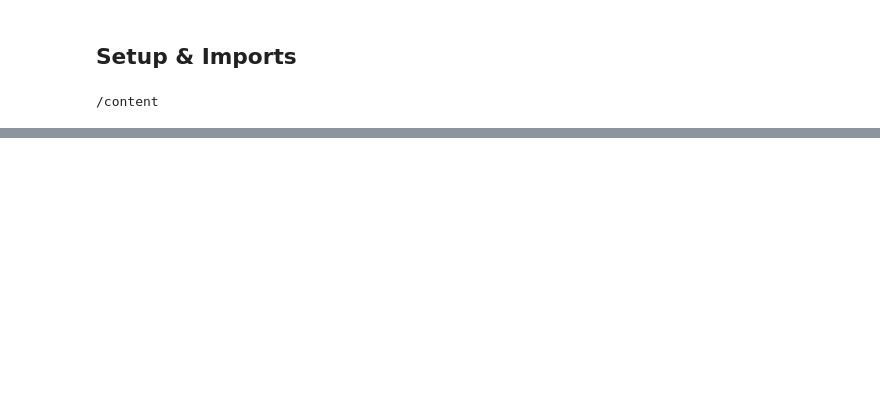
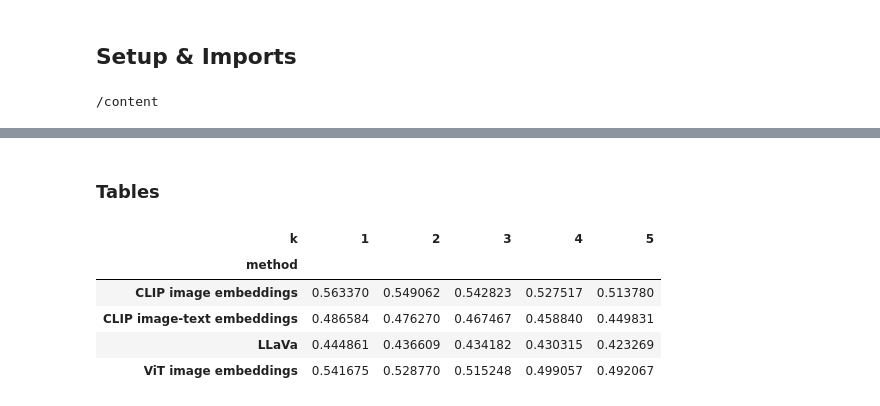
Before and after one commit to michaelnguy/capstone, a Jupyter notebook: hashtag_rec/hashtag_recommender.ipynb, the cells around one changed output, grey strips where cells are left out. Cells and saved outputs as stored; diff of their text form; code cells hidden in the pictures; blank space fills up the shorter version.

```diff
--- a/hashtag_rec/hashtag_recommender.ipynb
+++ b/hashtag_rec/hashtag_recommender.ipynb
@@ -226,0 +223,3 @@ eval_results
+# %%
+eval_results_df = pd.DataFrame(eval_results_data)
+eval_results_df.shape
@@ -226,0 +228,16 @@ eval_results
+# %%
+metric_names = {"acc": "Accuracy", "rec": "Recall", "prec": "Precision", "sim": "Semantic Similarity"}
+# %%
+method_names = {
+    "clip_unweighted": "CLIP image embeddings",
+    "tag_index_unweighted": "CLIP image-text embeddings",
+    "vit_unweighted": "ViT image embeddings",
+    "llava_unweighted": "LLaVa",
+    "clip_clip_weighted": "CLIP image embeddings",
+    "tag_index_clip_weighted": "CLIP image-text embeddings",
+    "vit_clip_weighted": "ViT image embeddings",
+    "llava_clip_weighted": "LLaVa"
+}
+# %%
+eval_results_df['metric'] = eval_results_df['metric'].replace(metric_names)
+eval_results_df['method'] = eval_results_df['method'].replace(method_names)
@@ -226,0 +265,2 @@ eval_results
+# %% [markdown]
+### Tables
@@ -226,0 +269,9 @@ eval_results
+# %%
+display(HTML(eval_results_df[eval_results_df['metric'] == metric_names['sim']].pivot(columns="k", index='method', values='value').to_html(index=True)))
+# %% [output]
+| k | 1 | 2 | 3 | 4 | 5 |
+| method |  |  |  |  |  |
+| CLIP image embeddings | 0.563370 | 0.549062 | 0.542823 | 0.527517 | 0.513780 |
+| CLIP image-text embeddings | 0.486584 | 0.476270 | 0.467467 | 0.458840 | 0.449831 |
+| LLaVa | 0.444861 | 0.436609 | 0.434182 | 0.430315 | 0.423269 |
+| ViT image embeddings | 0.541675 | 0.528770 | 0.515248 | 0.499057 | 0.492067 |
```
Also changed, not shown: parts of 91 cells of this notebook.
